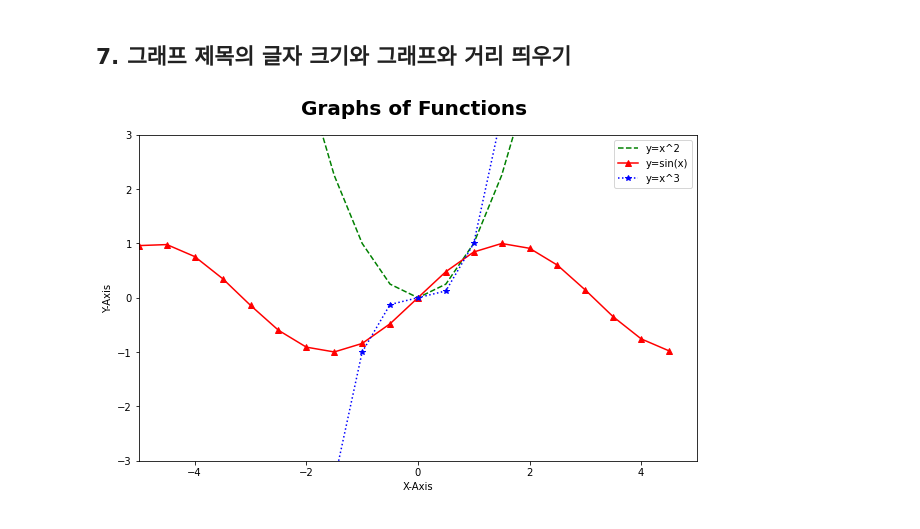
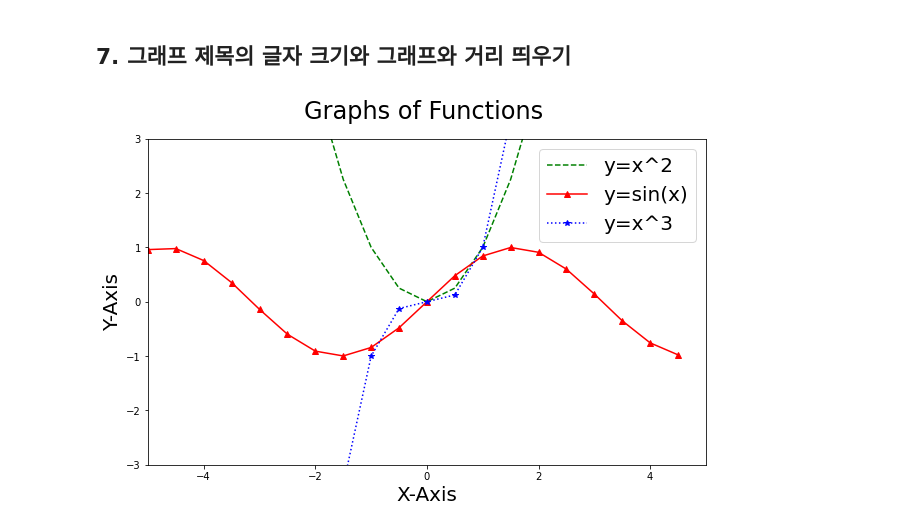
Before and after one commit to surf0123/python, a Jupyter notebook: python-graph.ipynb, the cells around one changed output. Drawn from its saved outputs; the diff is of its cells as text; code cells hidden in the pictures.

Commit message:
change pont size

```diff
--- a/python-graph.ipynb
+++ b/python-graph.ipynb
@@ -111,22 +111,26 @@ plt.show()
 # %%
 plt.figure(figsize=(10,6))
 
 x = np.arange(-5., 5,0.5)
 y = x ** 2
 z = np.sin(x)
 w= x**3
 plt.xlabel('X-Axis')
 plt.ylabel('Y-Axis')
 plt.axis([-5,5,-3,3])
 plt.plot(x,y,'g--',label='y=x^2') # 범례를 표시하기 위해 분리해야 된다
 plt.plot(x,z,'r^-',label='y=sin(x)')
 plt.plot(x,w,'b*:',label='y=x^3')
 plt.legend()
-title_font = {               #미리 설정한다
-    'fontsize': 20,
-    'fontweight': 'bold'
-}
-plt.title('Graphs of Functions ',fontdict=title_font,pad=20)  #그래프 제목의 글자 크기와 그래프와 거리 띄우기
+
+plt.rc('font', size=20)        # 기본 폰트 크기
+plt.rc('axes', labelsize=20)   # x,y축 label 폰트 크기
+plt.rc('xtick', labelsize=10)  # x축 눈금 폰트 크기
+plt.rc('ytick', labelsize=10)  # y축 눈금 폰트 크기
+plt.rc('legend', fontsize=20)  # 범례 폰트 크기
+plt.rc('figure', titlesize=50) # figure title 폰트 크기
+
+plt.title('Graphs of Functions ',pad=20)  #그래프 제목과 그래프와 거리 띄우기
 plt.show()
 # %% [output]
-[figure, old version]
+[figure, new version]
```
Also changed, not shown: parts of 2 cells of this notebook.
